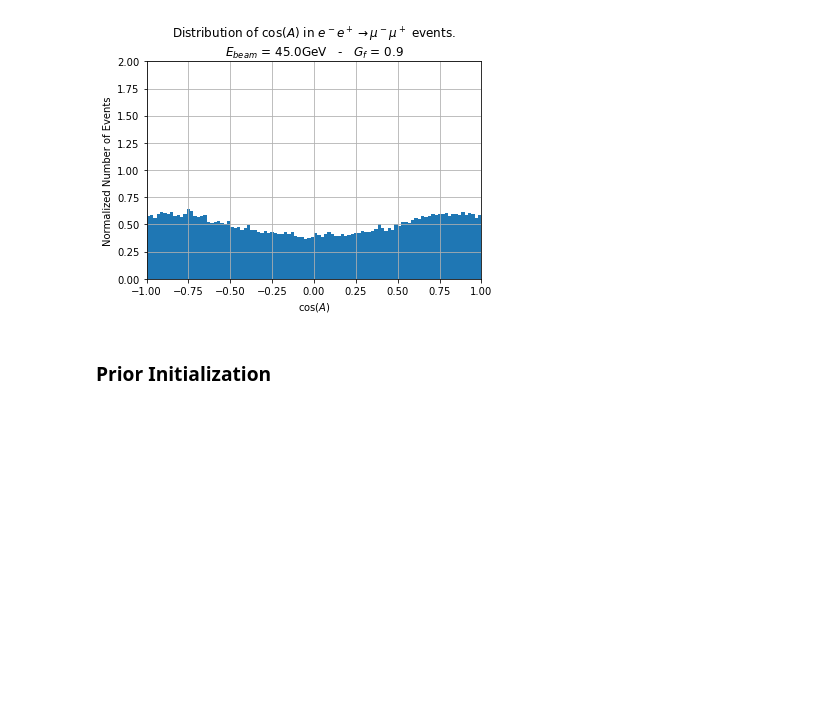
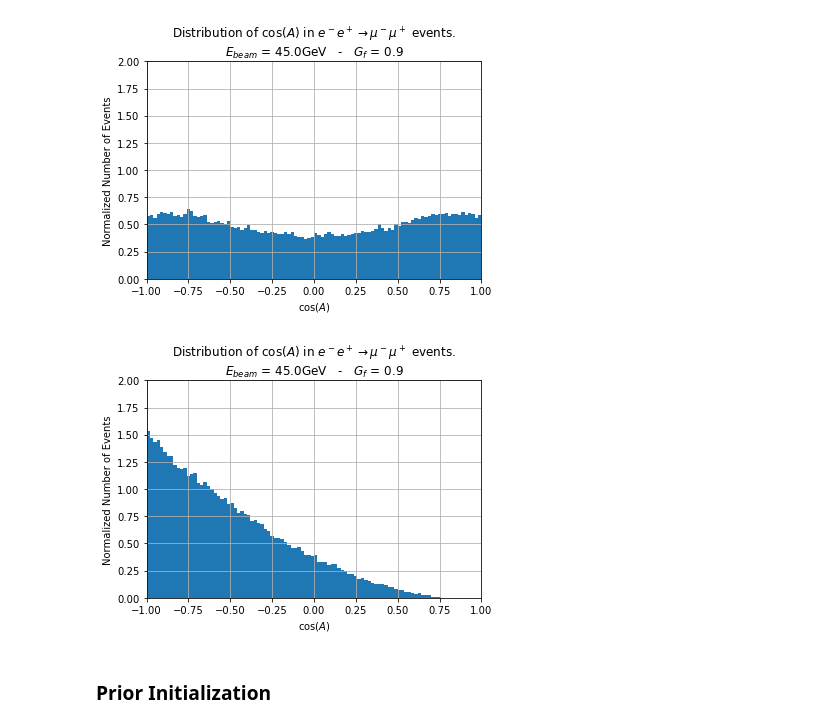
Before and after one commit to JoeriHermans/deep-learning-scripts, a Jupyter notebook: scripts/adverserial-variational-optimization/avo-notebook.ipynb, the cells around one changed output. Saved outputs shown, nothing was run; the diff lists cells and outputs as text; code cells hidden in the pictures; blank space fills up the shorter version.

```diff
--- a/scripts/adverserial-variational-optimization/avo-notebook.ipynb
+++ b/scripts/adverserial-variational-optimization/avo-notebook.ipynb
@@ -176,6 +157,14 @@ p_r_x = simulator(theta_true,100000, random_state=random_number_generator)
 plot_observations(p_r_x, theta_true)
 # %% [output]
 [figure]
+# %%
+# Obtain the samples from the experiment.
+p_r_x = simulator([42, 1.6], 100000, random_state=random_number_generator)
+
+# Draw the distribution.
+plot_observations(p_r_x, theta_true)
+# %% [output]
+[figure, added]
 # %% [markdown]
 ### Prior Initialization
 # %%
```
Also changed, not shown: parts of 18 cells of this notebook.
